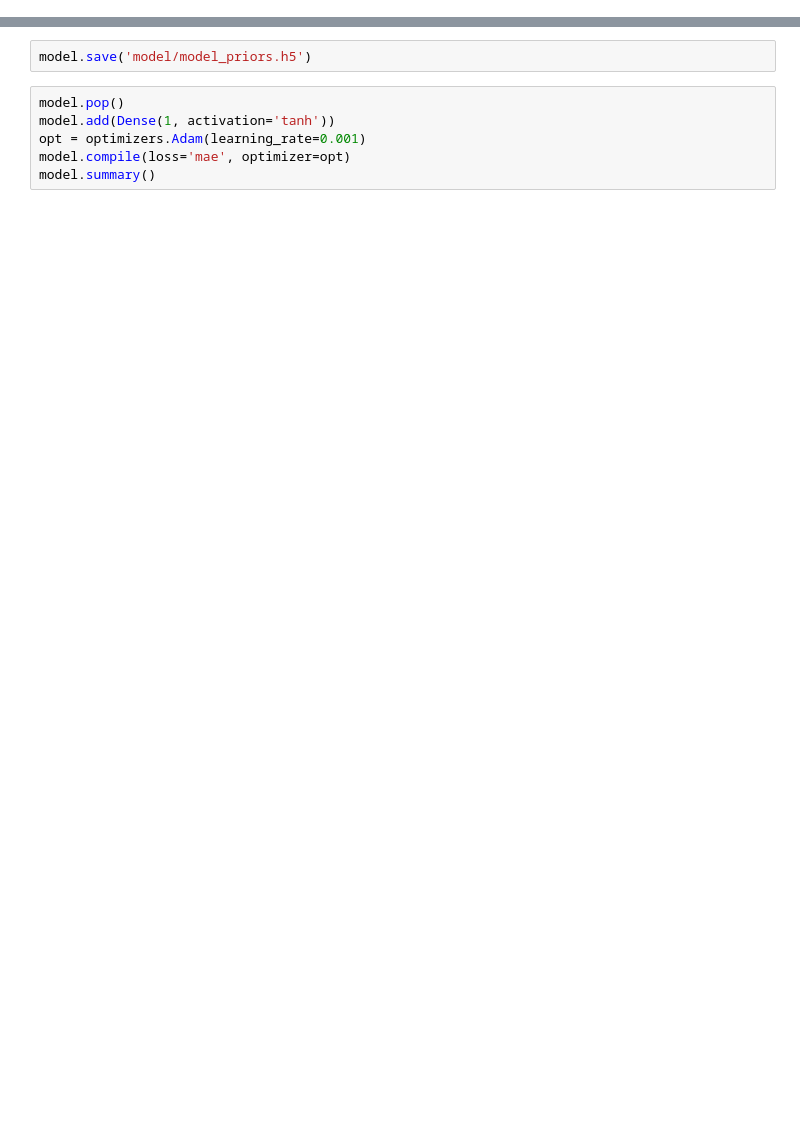
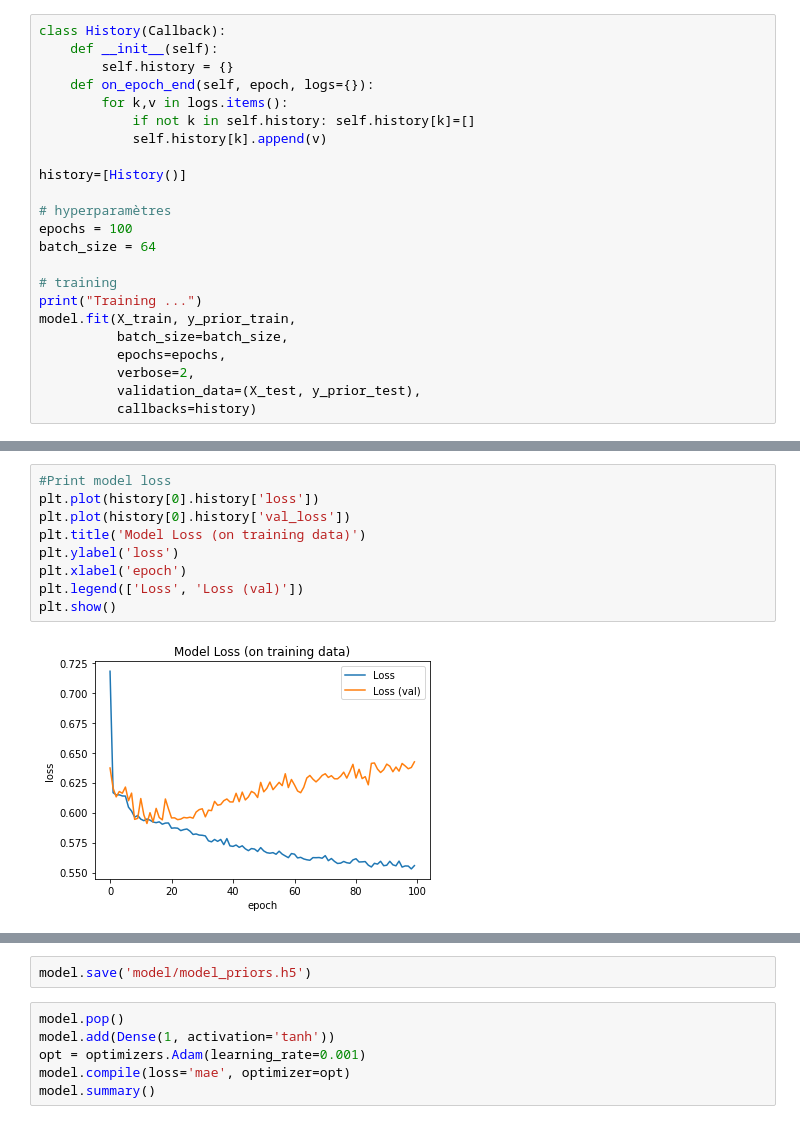
Before and after one commit to Revok98/GoPlayer, a Jupyter notebook: AlphaGo-nn-priors-values.ipynb, the cells around one changed output, grey strips where cells are left out. Drawn from its saved outputs; the diff is of its cells as text; blank space fills up the shorter version.

```diff
--- a/AlphaGo-nn-priors-values.ipynb
+++ b/AlphaGo-nn-priors-values.ipynb
@@ -82,0 +67,23 @@ KeyboardInterrupt:
+# %%
+class History(Callback):
+    def __init__(self):
+        self.history = {}
+    def on_epoch_end(self, epoch, logs={}):
+        for k,v in logs.items():
+            if not k in self.history: self.history[k]=[]
+            self.history[k].append(v)
+
+history=[History()]
+
+# hyperparamètres
+epochs = 100
+batch_size = 64
+
+# training
+print("Training ...")
+model.fit(X_train, y_prior_train,
+          batch_size=batch_size,
+          epochs=epochs,
+          verbose=2,
+          validation_data=(X_test, y_prior_test),
+          callbacks=history)
@@ -83,3 +109,14 @@ KeyboardInterrupt:
+# %%
+#Print model loss
+plt.plot(history[0].history['loss'])
+plt.plot(history[0].history['val_loss'])
+plt.title('Model Loss (on training data)')
+plt.ylabel('loss')
+plt.xlabel('epoch')
+plt.legend(['Loss', 'Loss (val)'])
+plt.show()
+# %% [output]
+[figure, added]
 # %%
 proba = model.predict(X_test)
 print(proba[6])
```
Also changed, not shown: parts of 11 cells of this notebook, 11 other files.
